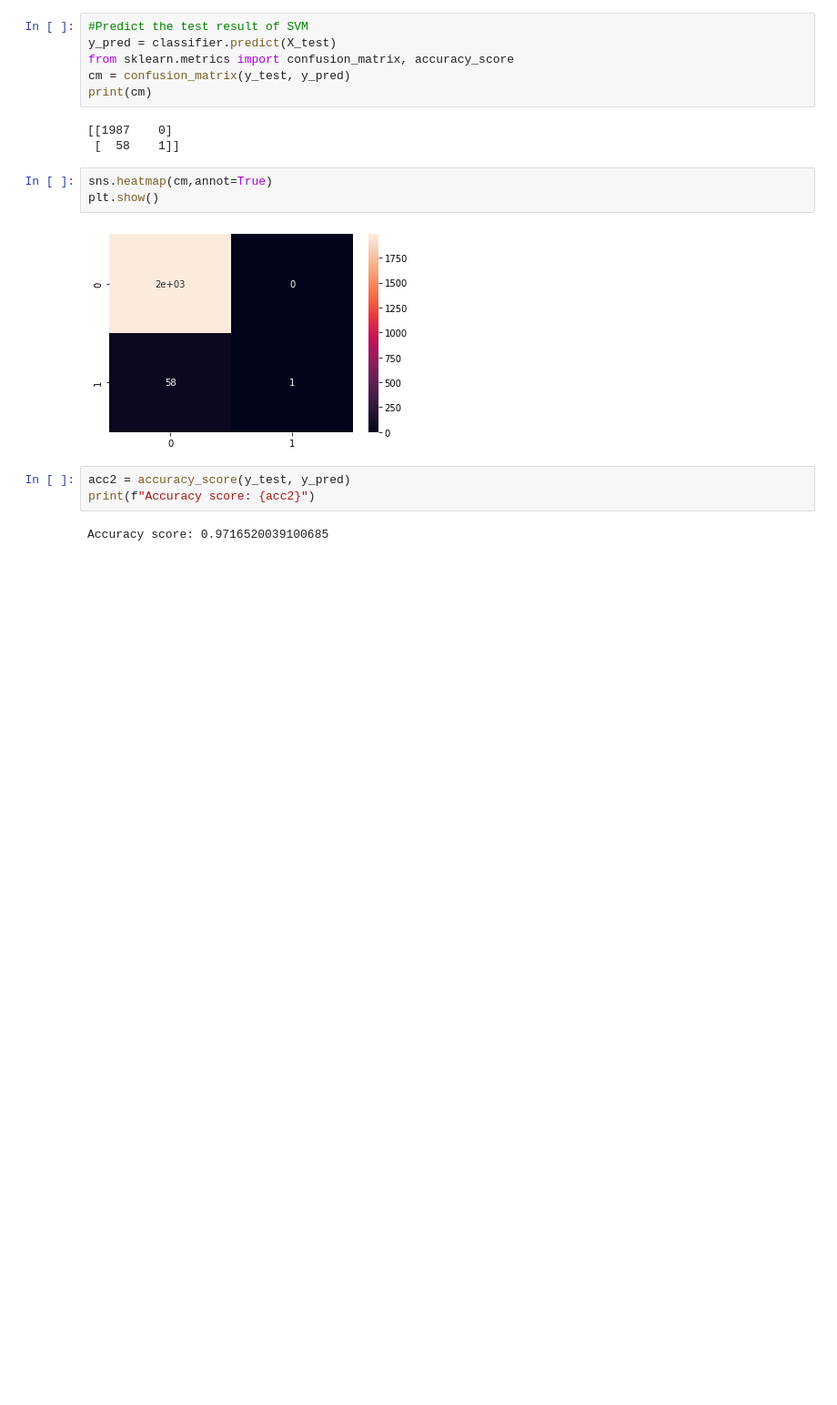
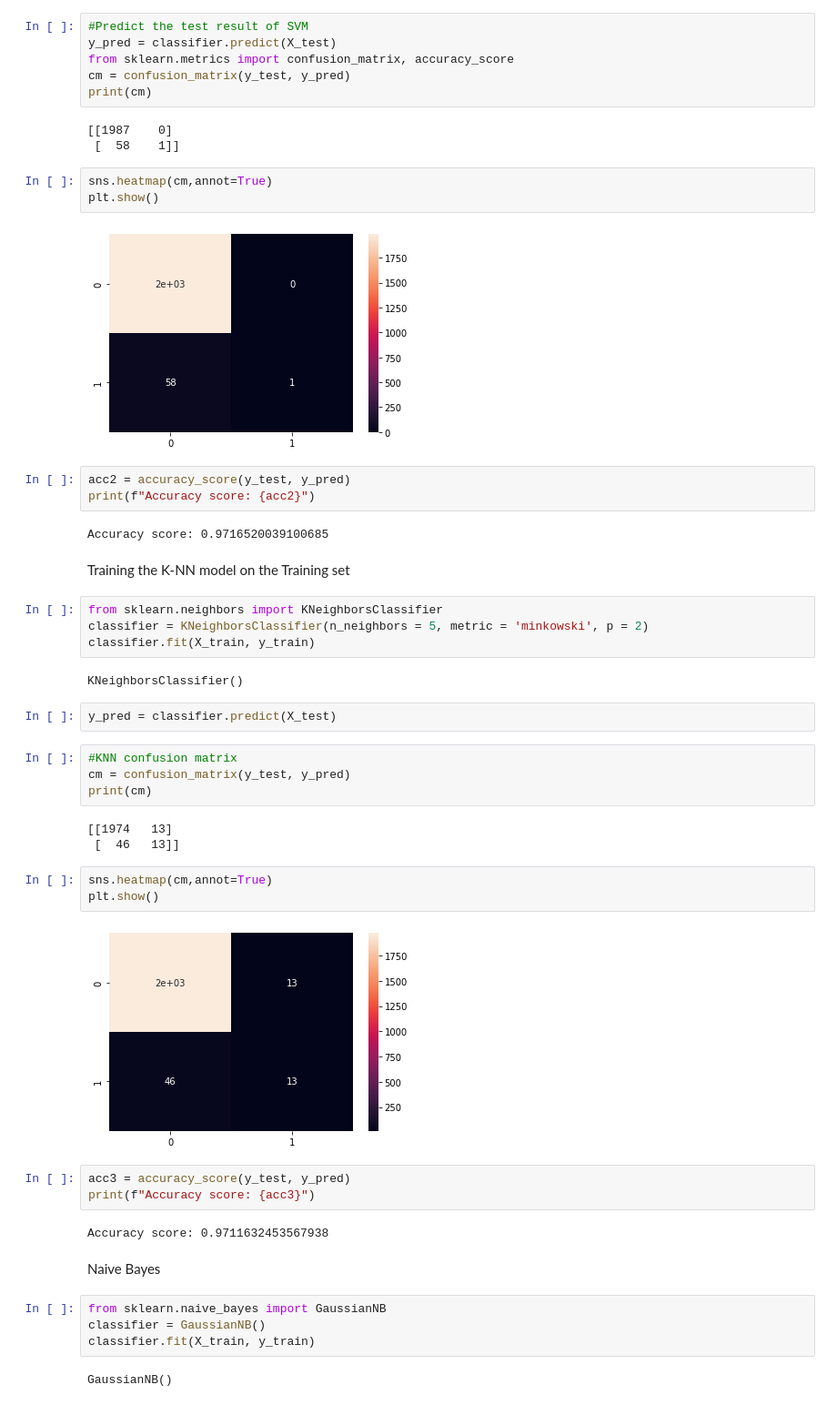
Before and after one commit to Shashankshekharpandey/Company-Bankruptcy-Prediction, a Jupyter notebook: Company_Bankruptcy_Prediction.ipynb, the cells around one changed output. Shown at 91% size. Drawn from its saved outputs; the diff is of its cells as text; blank space fills up the shorter version.

```diff
--- a/Company_Bankruptcy_Prediction.ipynb
+++ b/Company_Bankruptcy_Prediction.ipynb
@@ -218,3 +218,38 @@ acc2 = accuracy_score(y_test, y_pred)
 print(f"Accuracy score: {acc2}")
 # %% [output]
 Accuracy score: 0.9716520039100685
+# %% [markdown]
+Training the K-NN model on the Training set
+# %%
+from sklearn.neighbors import KNeighborsClassifier
+classifier = KNeighborsClassifier(n_neighbors = 5, metric = 'minkowski', p = 2)
+classifier.fit(X_train, y_train)
+# %% [output]
+KNeighborsClassifier()
+# %%
+y_pred = classifier.predict(X_test)
+# %%
+#KNN confusion matrix
+cm = confusion_matrix(y_test, y_pred)
+print(cm)
+# %% [output]
+[[1974   13]
+ [  46   13]]
+# %%
+sns.heatmap(cm,annot=True)
+plt.show()
+# %% [output]
+[figure, added]
+# %%
+acc3 = accuracy_score(y_test, y_pred)
+print(f"Accuracy score: {acc3}")
+# %% [output]
+Accuracy score: 0.9711632453567938
+# %% [markdown]
+Naive Bayes
+# %%
+from sklearn.naive_bayes import GaussianNB
+classifier = GaussianNB()
+classifier.fit(X_train, y_train)
+# %% [output]
+GaussianNB()
```
Also changed, not shown: parts of 9 cells of this notebook.
